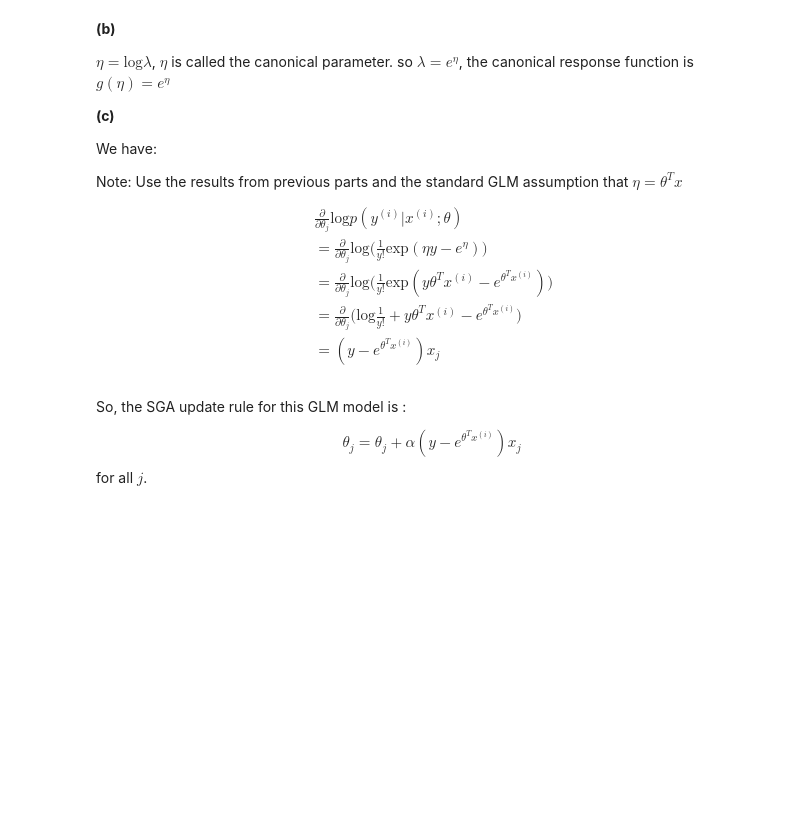
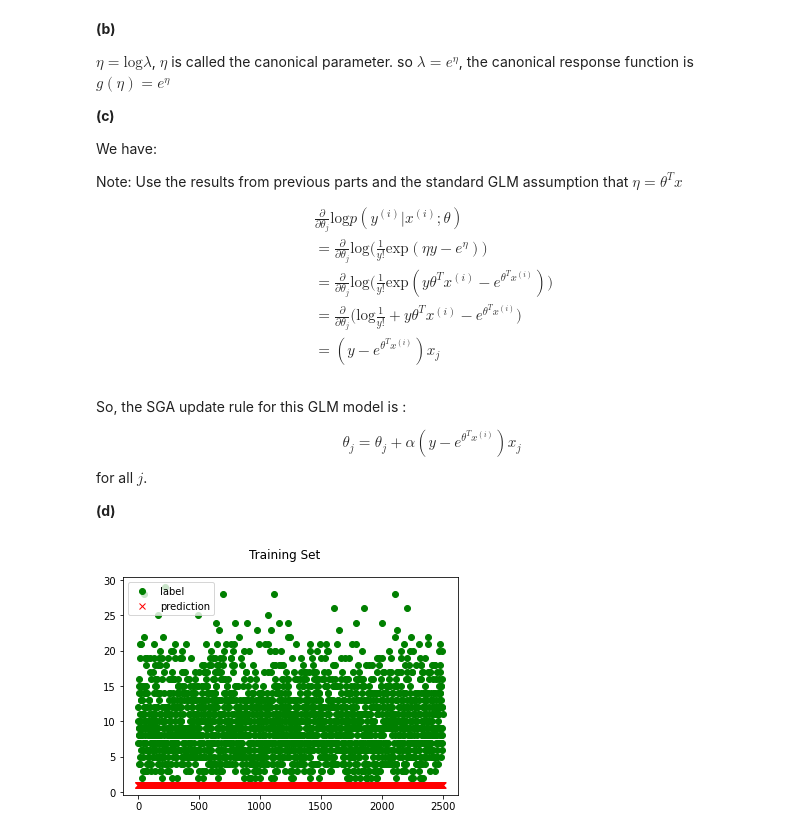
Before and after one commit to weiweia92/CS229_summary, a Jupyter notebook: CS229-2020/psets/ps1/src/poisson/poisson.ipynb, the cells around one changed output. Saved outputs shown, nothing was run; the diff lists cells and outputs as text; code cells hidden in the pictures; blank space fills up the shorter version.

```diff
--- a/CS229-2020/psets/ps1/src/poisson/poisson.ipynb
+++ b/CS229-2020/psets/ps1/src/poisson/poisson.ipynb
@@ -28,3 +28,33 @@ $$\begin{equation*}
 So, the SGA update rule for this GLM model is :
 
 $$\theta_j=\theta_j+\alpha(y-e^{\theta^T x^{(i)}})x_j$$ for all $j$.
+
+**(d)**
+# %%
+import matplotlib.pyplot as plt
+import numpy as np
+import util
+import sys
+sys.path.append('../linearclass')
+
+from linear_model import LinearModel
+
+x_train, y_train = util.load_dataset('train.csv', add_intercept=True)
+x_valid, y_valid = util.load_dataset('valid.csv', add_intercept=True)
+# %%
+# Implement Poisson Regression
+from poisson import PoissonRegression
+
+clf = PoissonRegression(step_size=2e-7)
+clf.fit(x_train, y_train)
+# %%
+def plot(y_label, y_pred, title):
+    plt.plot(y_label, 'go', label='label')
+    plt.plot(y_pred, 'rx', label='prediction')
+    plt.suptitle(title, fontsize=12)
+    plt.legend(loc='upper left')
+# %%
+y_train_pred = clf.predict(x_train)
+plot(y_train, y_train_pred, 'Training Set')
+# %% [output]
+[figure, added]
```
Also changed, not shown: parts of 2 cells of this notebook, 46 other files.
